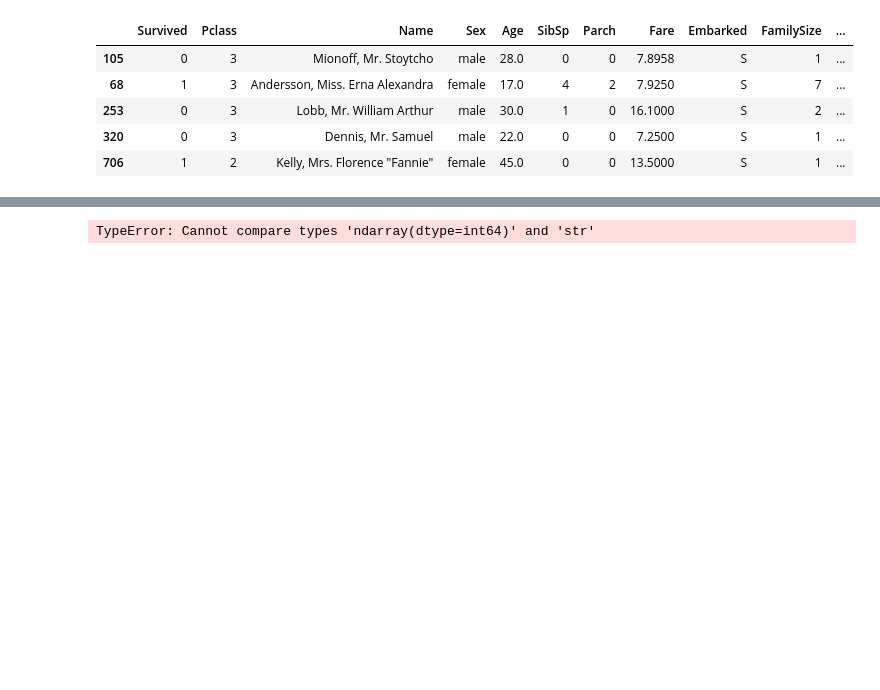
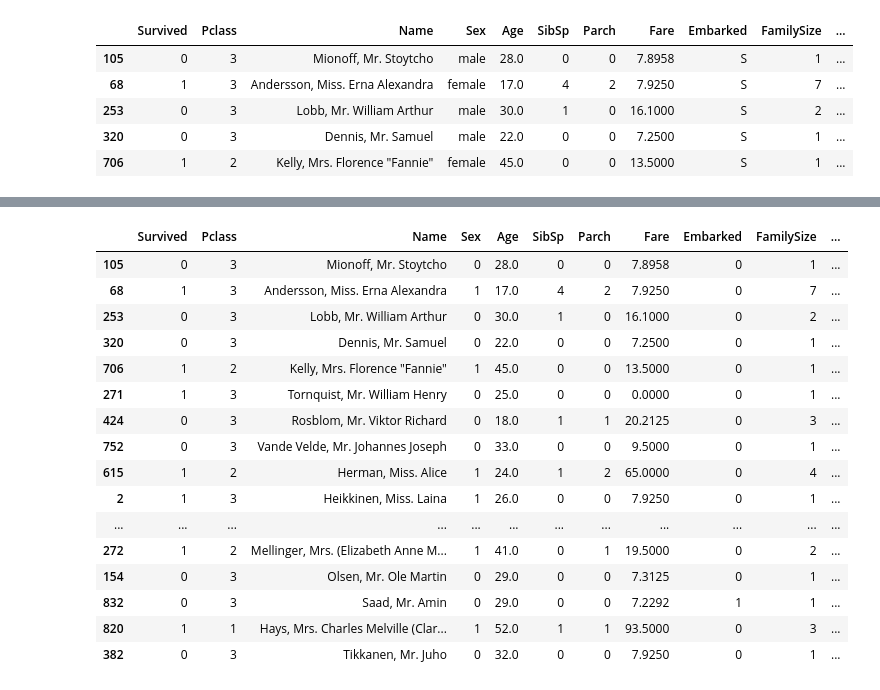
Before and after one commit to LeyreNogues/Python-Projects, a Jupyter notebook: Python_projects/Titanic/Machine_Learning_Titanic.ipynb, the cells around one changed output, grey strips where cells are left out. Drawn from its saved outputs; the diff is of its cells as text; code cells hidden in the pictures; blank space fills up the shorter version.

```diff
--- a/Python_projects/Titanic/Machine_Learning_Titanic.ipynb
+++ b/Python_projects/Titanic/Machine_Learning_Titanic.ipynb
@@ -482,13 +487,29 @@ from sklearn.preprocessing import OneHotEncoder, LabelEncoder
 #Encode the object-type data
 #Sex -> Using a dict+replace due to the small number of vales
 sex_encode = {'Sex' : {'male': 0, 'female': 1}}
-for db in total_X:
+title_encode = {'Title' : {'Mr': 0, 'Mrs': 1, 'Miss': 2, 'Master': 3, 'Misc': 4}}
+embark_encode = {'Embarked' : {'S': 0, 'C': 1, 'Q': 2}}
+for db in total_X: #This can only be applied once!
     db.replace(sex_encode, inplace=True)
-
-#Title, Embarqued -> test with an alternative: Label Encoder
-label = LabelEncoder()
-for db in total_X:
-    db['Embarked_Code'] = label.fit_transform(db['Embarked'])
-  #  db['Title_Code'] = label.fit_transform(db['Title'])
+    db.replace(title_encode, inplace=True)
+    db.replace(embark_encode, inplace=True)
-# %% [output]
-TypeError: Cannot compare types 'ndarray(dtype=int64)' and 'str'
+# %%
+train_X.head(20)
+# %% [output]
+|  | Survived | Pclass | Name | Sex | Age | SibSp | Parch | Fare | Embarked | FamilySize | ... |
+| 105 | 0 | 3 | Mionoff, Mr. Stoytcho | 0 | 28.0 | 0 | 0 | 7.8958 | 0 | 1 | ... |
+| 68 | 1 | 3 | Andersson, Miss. Erna Alexandra | 1 | 17.0 | 4 | 2 | 7.9250 | 0 | 7 | ... |
+| 253 | 0 | 3 | Lobb, Mr. William Arthur | 0 | 30.0 | 1 | 0 | 16.1000 | 0 | 2 | ... |
+| 320 | 0 | 3 | Dennis, Mr. Samuel | 0 | 22.0 | 0 | 0 | 7.2500 | 0 | 1 | ... |
+| 706 | 1 | 2 | Kelly, Mrs. Florence "Fannie" | 1 | 45.0 | 0 | 0 | 13.5000 | 0 | 1 | ... |
+| 271 | 1 | 3 | Tornquist, Mr. William Henry | 0 | 25.0 | 0 | 0 | 0.0000 | 0 | 1 | ... |
+| 424 | 0 | 3 | Rosblom, Mr. Viktor Richard | 0 | 18.0 | 1 | 1 | 20.2125 | 0 | 3 | ... |
+| 752 | 0 | 3 | Vande Velde, Mr. Johannes Joseph | 0 | 33.0 | 0 | 0 | 9.5000 | 0 | 1 | ... |
+| 615 | 1 | 2 | Herman, Miss. Alice | 1 | 24.0 | 1 | 2 | 65.0000 | 0 | 4 | ... |
+| 2 | 1 | 3 | Heikkinen, Miss. Laina | 1 | 26.0 | 0 | 0 | 7.9250 | 0 | 1 | ... |
+| ... | ... | ... | ... | ... | ... | ... | ... | ... | ... | ... | ... |
+| 272 | 1 | 2 | Mellinger, Mrs. (Elizabeth Anne M... | 1 | 41.0 | 0 | 1 | 19.5000 | 0 | 2 | ... |
+| 154 | 0 | 3 | Olsen, Mr. Ole Martin | 0 | 29.0 | 0 | 0 | 7.3125 | 0 | 1 | ... |
+| 832 | 0 | 3 | Saad, Mr. Amin | 0 | 29.0 | 0 | 0 | 7.2292 | 1 | 1 | ... |
+| 820 | 1 | 1 | Hays, Mrs. Charles Melville (Clar... | 1 | 52.0 | 1 | 1 | 93.5000 | 0 | 3 | ... |
+| 382 | 0 | 3 | Tikkanen, Mr. Juho | 0 | 32.0 | 0 | 0 | 7.9250 | 0 | 1 | ... |
```
Also changed, not shown: parts of 3 cells of this notebook, 1 other file.
